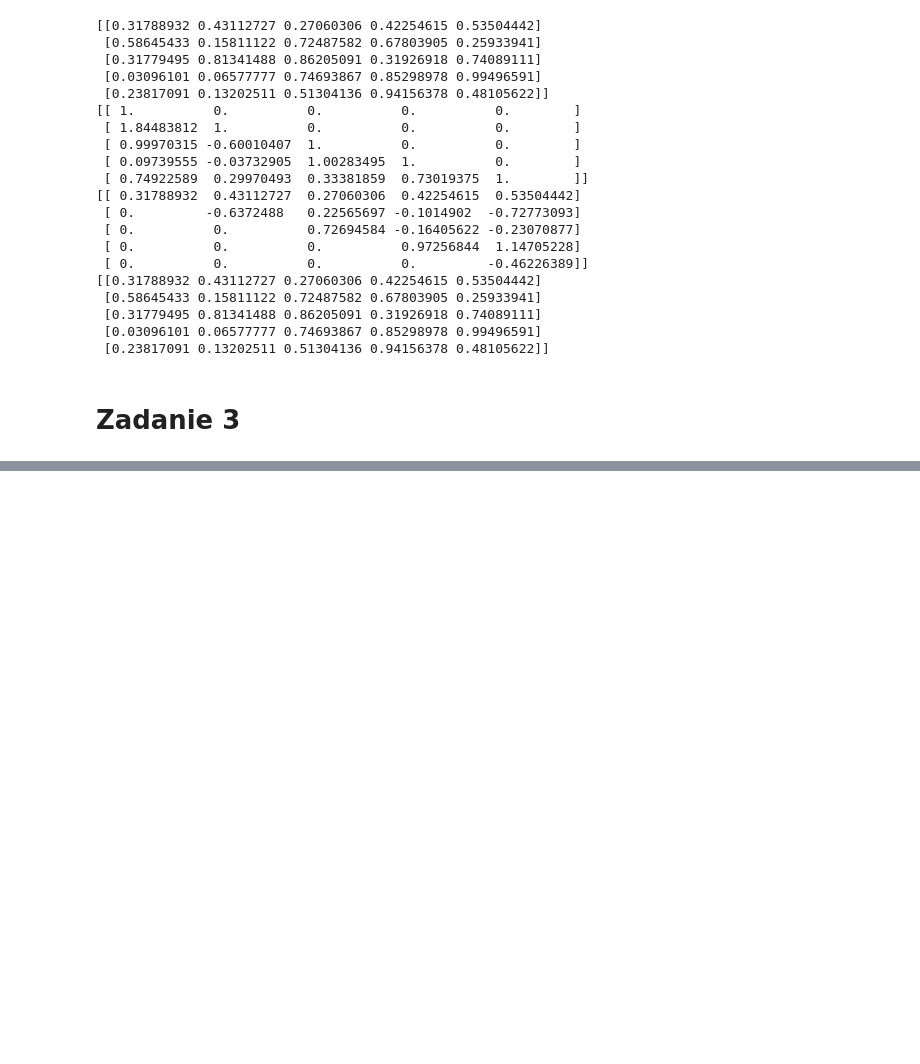
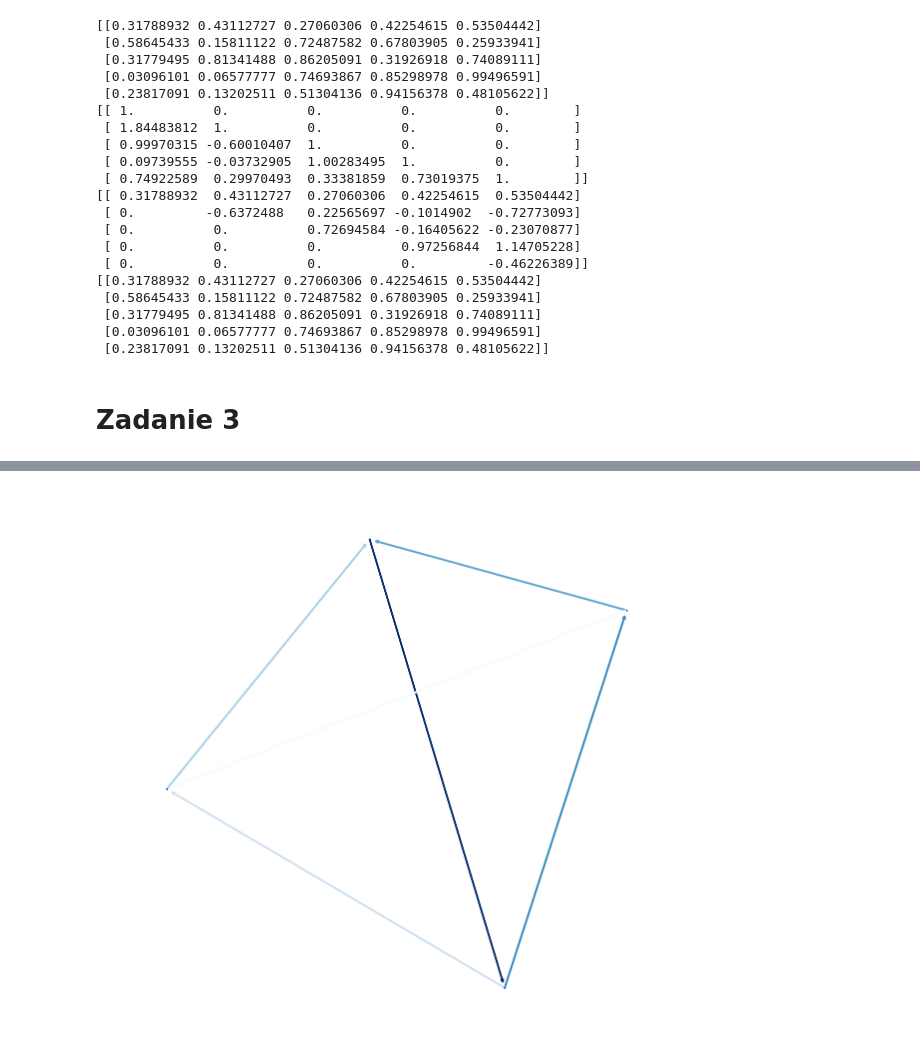
Before and after one commit to arkadiuss/computational-methods, a Jupyter notebook: lab2_linear_equations_solving.ipynb, the cells around one changed output, grey strips where cells are left out. Drawn from its saved outputs; the diff is of its cells as text; code cells hidden in the pictures; blank space fills up the shorter version.

Commit message:
generating graphs, visualizations

```diff
--- a/lab2_linear_equations_solving.ipynb
+++ b/lab2_linear_equations_solving.ipynb
@@ -264,8 +264,30 @@ def validate(G, eps = 1e-8):
             sum += I if e[0] > e[1] else -I
         if abs(sum) > eps:
             raise Exception('Currents in node don\'t sum up to 0')
+# %%
+def as_directed_graph(G):
+    DG = nx.DiGraph()
+    for e in G.edges:
+        edg = G.get_edge_data(*e)
+        if edg['I'] > 0:
+            DG.add_edge(min(*e), max(*e), I=abs(edg['I']))
+        else:
+            DG.add_edge(max(*e), min(*e), I=abs(edg['I']))
+    return DG
+# %%
+def visualize_graph(G, layout=nx.layout.spring_layout):
+    edge_colors = list(map(lambda x: x[2]['I'], G.edges.data()))
+    pos = nx.layout.spring_layout(G)
+    nx.draw_networkx_nodes(G, pos, node_size=5, node_color='blue')
+    nx.draw_networkx_edges(G, pos, width=4, edge_color=edge_colors, edge_cmap=plt.cm.Blues, with_labels=True)
+    ax = plt.gca()
+    ax.set_axis_off()
+    plt.rcParams['figure.figsize'] = [15, 15]
+    plt.show()
 # %%
-G = import_graph_from_file('small.csv')
-I, E = create_eqs(G)
-G = solve(I, E, G)
-validate(G)
+def process_graph(G, layout=nx.layout.spring_layout):
+    I, E = create_eqs(G)
+    G = solve(I, E, G)
+    validate(G)
+    G = as_directed_graph(G)
+    visualize_graph(G, layout)
@@ -278,0 +294,8 @@ EdgeView([(1, 2), (1, 3), (2, 4), (2, 3), (4, 3)])
+# %%
+def process_graph_file(file):
+    G = import_graph_from_file(file)
+    process_graph(G)
+# %%
+process_graph_file('small.csv')
+# %% [output]
+[figure, added]
```
Also changed, not shown: parts of 8 cells of this notebook, 2 other files.
